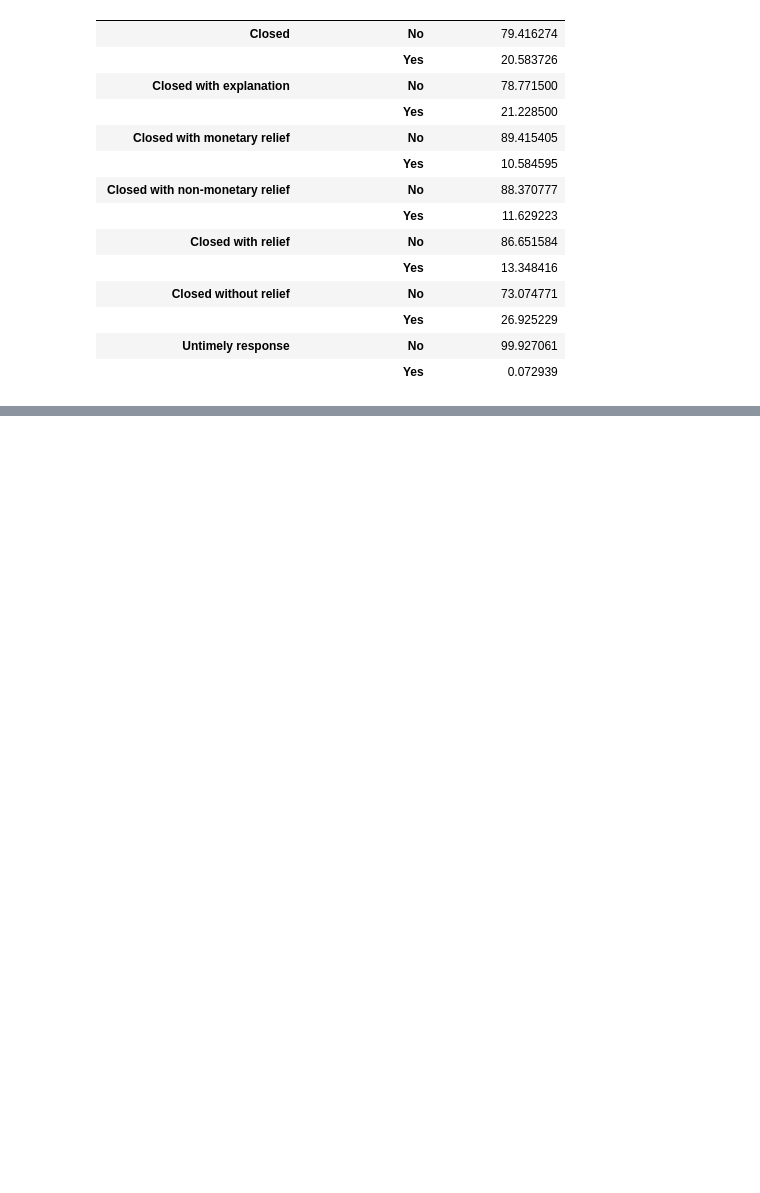
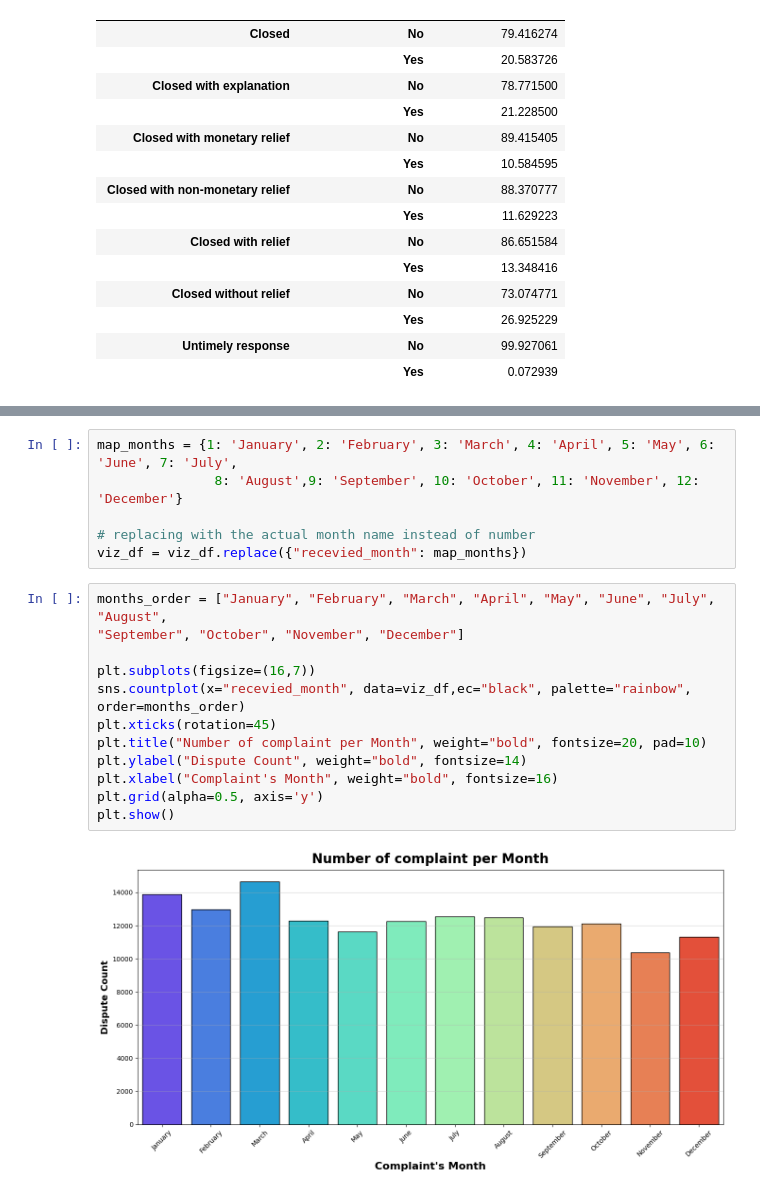
Before and after one commit to natek-1/finance_complaint_analysis, a Jupyter notebook: notebooks/EDA.ipynb, the cells around one changed output, grey strips where cells are left out. Drawn from its saved outputs; the diff is of its cells as text; blank space fills up the shorter version.

```diff
--- a/notebooks/EDA.ipynb
+++ b/notebooks/EDA.ipynb
@@ -281,0 +340,20 @@ response.to_frame()
+# %%
+map_months = {1: 'January', 2: 'February', 3: 'March', 4: 'April', 5: 'May', 6: 'June', 7: 'July',
+               8: 'August',9: 'September', 10: 'October', 11: 'November', 12: 'December'}
+
+# replacing with the actual month name instead of number
+viz_df = viz_df.replace({"recevied_month": map_months})
+# %%
+months_order = ["January", "February", "March", "April", "May", "June", "July", "August",
+"September", "October", "November", "December"]
+
+plt.subplots(figsize=(16,7))
+sns.countplot(x="recevied_month", data=viz_df,ec="black", palette="rainbow", order=months_order)
+plt.xticks(rotation=45)
+plt.title("Number of complaint per Month", weight="bold", fontsize=20, pad=10)
+plt.ylabel("Dispute Count", weight="bold", fontsize=14)
+plt.xlabel("Complaint's Month", weight="bold", fontsize=16)
+plt.grid(alpha=0.5, axis='y')
+plt.show()
+# %% [output]
+[figure, added]
```
Also changed, not shown: parts of 15 cells of this notebook.
